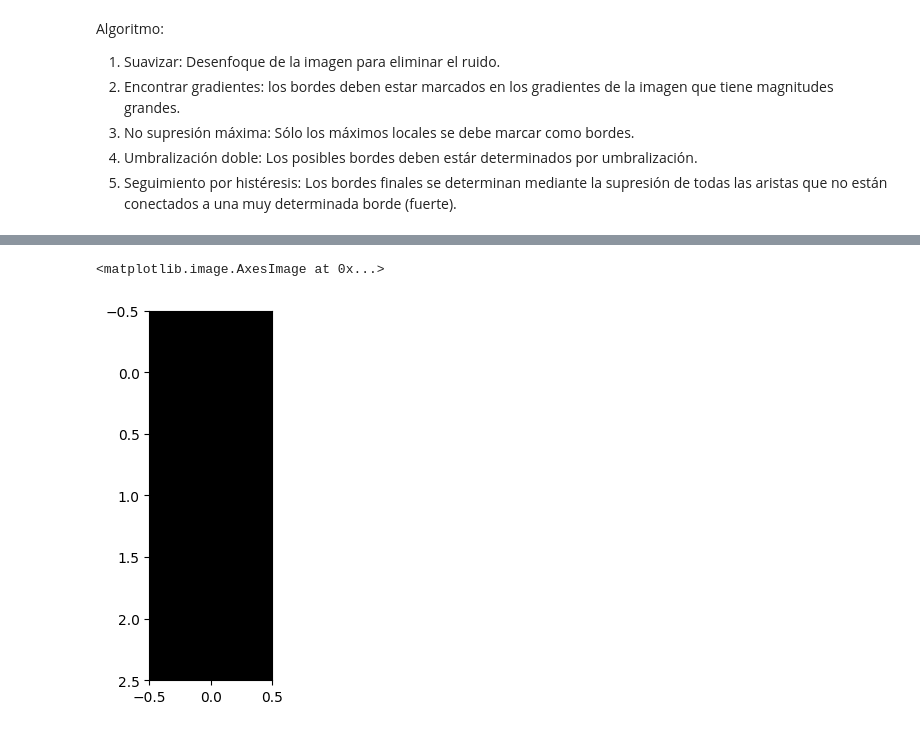
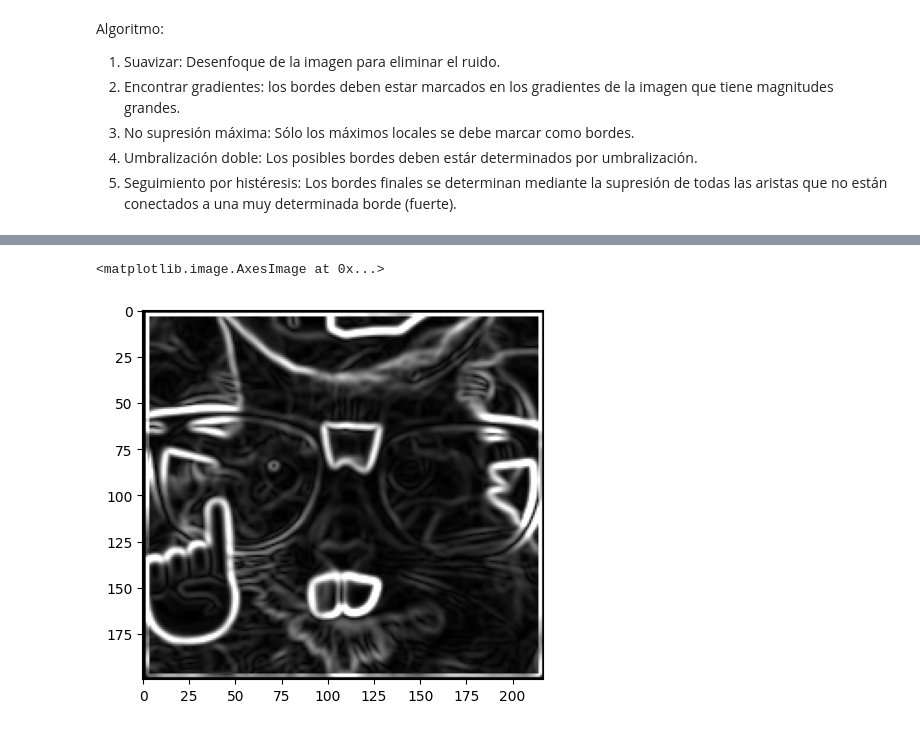
Before and after one commit to ValeriaJahzeel/Vision_Artificial, a Jupyter notebook: Tarea_1.3/TAR_VA_3_ValeriaJahzeelCastañonHernandez.ipynb, the cells around one changed output, grey strips where cells are left out. Saved outputs shown, nothing was run; the diff lists cells and outputs as text; code cells hidden in the pictures.

Commit message:
cambio para una imagen en escala de grises

```diff
--- a/Tarea_1.3/TAR_VA_3_ValeriaJahzeelCastañonHernandez.ipynb
+++ b/Tarea_1.3/TAR_VA_3_ValeriaJahzeelCastañonHernandez.ipynb
@@ -89,9 +61,9 @@ def unionCanales(rojo,verde,azul,divisor):
 # %%
-rojo,verde,azul = convolucion(imag, gauss)
-matGauss = unionCanales(rojo,verde,azul,159)
+matGauss = convolucion(imag, gauss)
+matGauss = cv2.normalize(matGauss, None, 0, 255, cv2.NORM_MINMAX)
 
 # Crea una imagen RGB desde la matriz tridimensional
 imgGauss= Image.fromarray(matGauss)
-plt.imshow(imgGauss)
+plt.imshow(imgGauss,cmap="gray")
 # %% [output]
 <matplotlib.image.AxesImage at 0x...>
@@ -99,13 +71,13 @@ plt.imshow(imgGauss)
 # %%
 # 2. Encontrar gradientes de la imagen para detectar los bordes
-imgGauss = np.float64(imgGauss)
+matGauss = np.float64(matGauss)
 
 sobelX = np.array([[-1,0,1],
                    [-2,0,2],
                    [-1,0,1]])
 
-rojoSX,verdeSX,azulSX = convolucion(matGauss, sobelX)
-matSobelX = unionCanales(rojoSX,verdeSX,azulSX,1)
+matSobelX = convolucion(matGauss, sobelX)
+#matSobelX = unionCanales(rojoSX,verdeSX,azulSX,1)
 imgSobelX = Image.fromarray(matSobelX)
 plt.imshow(imgSobelX)
 # %% [output]
@@ -115,8 +87,8 @@ plt.imshow(imgSobelX)
 sobelY = np.array([[1,2,1],
                    [0,0,0],
                    [-1,-2,-1]])
-rojoSY,verdeSY,azulSY = convolucion(matGauss, sobelY)
-matSobelY = unionCanales(rojoSY,verdeSY,azulSY,1)
+matSobelY = convolucion(matGauss, sobelY)
+#matSobelY = unionCanales(rojoSY,verdeSY,azulSY,1)
 imgSobelY = Image.fromarray(matSobelY)
 plt.imshow(imgSobelY)
 # %% [output]
@@ -154 +105,4 @@ error: OpenCV(4.7.0) :-1: error: (-5:Bad argument) in function 'split'
+# %%
+matGm = magnitudGradiente(matSobelX,matSobelY)
+matGd = magnitudGradiente(matSobelX,matSobelY)
 # %%
@@ -158,7 +115,7 @@ plt.imshow(imgGm)
 # %%
-matGd = unionCanales(gmRojoY, gmVerdeY, gmAzulY, 1)
+#matGd = unionCanales(gmRojoY, gmVerdeY, gmAzulY, 1)
 imgGd = Image.fromarray(matGd)
 plt.imshow(imgGd)
 # %% [output]
 <matplotlib.image.AxesImage at 0x...>
-[figure, old version]
+[figure, new version]
```
Also changed, not shown: parts of 9 cells of this notebook.
